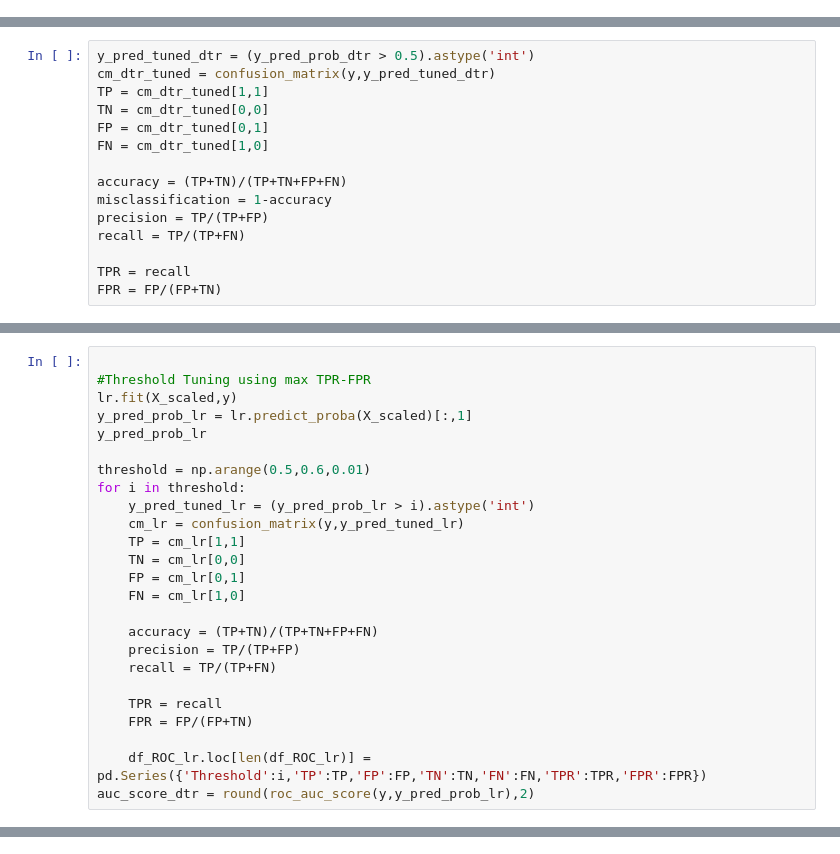
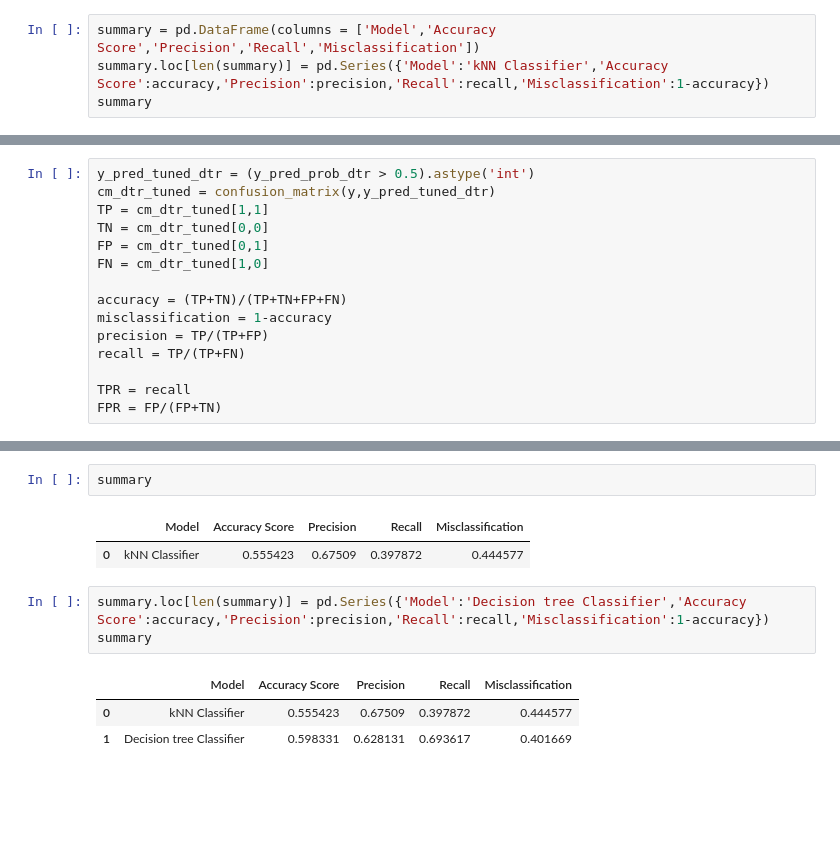
Before and after one commit to vighneshch/Machine-Learning, a Jupyter notebook: 1. Predicting Stock Prices/Nifty50 Movement Prediction.ipynb, the cells around one changed output, grey strips where cells are left out. Drawn from its saved outputs; the diff is of its cells as text; blank space fills up the shorter version.

```diff
--- a/1. Predicting Stock Prices/Nifty50 Movement Prediction.ipynb
+++ b/1. Predicting Stock Prices/Nifty50 Movement Prediction.ipynb
@@ -226,0 +330,4 @@ print('FPR:',FPR)
+# %%
+summary = pd.DataFrame(columns = ['Model','Accuracy Score','Precision','Recall','Misclassification'])
+summary.loc[len(summary)] = pd.Series({'Model':'kNN Classifier','Accuracy Score':accuracy,'Precision':precision,'Recall':recall,'Misclassification':1-accuracy})
+summary
@@ -367,25 +520,0 @@ df_ROC_lr
-# %%
-
-#Threshold Tuning using max TPR-FPR
-lr.fit(X_scaled,y)
-y_pred_prob_lr = lr.predict_proba(X_scaled)[:,1]
-y_pred_prob_lr
-
-threshold = np.arange(0.5,0.6,0.01)
-for i in threshold:
-    y_pred_tuned_lr = (y_pred_prob_lr > i).astype('int')
-    cm_lr = confusion_matrix(y,y_pred_tuned_lr)
-    TP = cm_lr[1,1]
-    TN = cm_lr[0,0]
-    FP = cm_lr[0,1]
-    FN = cm_lr[1,0]
-
-    accuracy = (TP+TN)/(TP+TN+FP+FN)
-    precision = TP/(TP+FP)
-    recall = TP/(TP+FN)
-
-    TPR = recall
-    FPR = FP/(FP+TN)
-
-    df_ROC_lr.loc[len(df_ROC_lr)] = pd.Series({'Threshold':i,'TP':TP,'FP':FP,'TN':TN,'FN':FN,'TPR':TPR,'FPR':FPR})
-auc_score_dtr = round(roc_auc_score(y,y_pred_prob_lr),2)
@@ -407,0 +521,12 @@ df.head()
+# %%
+summary
+# %% [output]
+|  | Model | Accuracy Score | Precision | Recall | Misclassification |
+| 0 | kNN Classifier | 0.555423 | 0.67509 | 0.397872 | 0.444577 |
+# %%
+summary.loc[len(summary)] = pd.Series({'Model':'Decision tree Classifier','Accuracy Score':accuracy,'Precision':precision,'Recall':recall,'Misclassification':1-accuracy})
+summary
+# %% [output]
+|  | Model | Accuracy Score | Precision | Recall | Misclassification |
+| 0 | kNN Classifier | 0.555423 | 0.67509 | 0.397872 | 0.444577 |
+| 1 | Decision tree Classifier | 0.598331 | 0.628131 | 0.693617 | 0.401669 |
```
Also changed, not shown: parts of 38 cells of this notebook.
